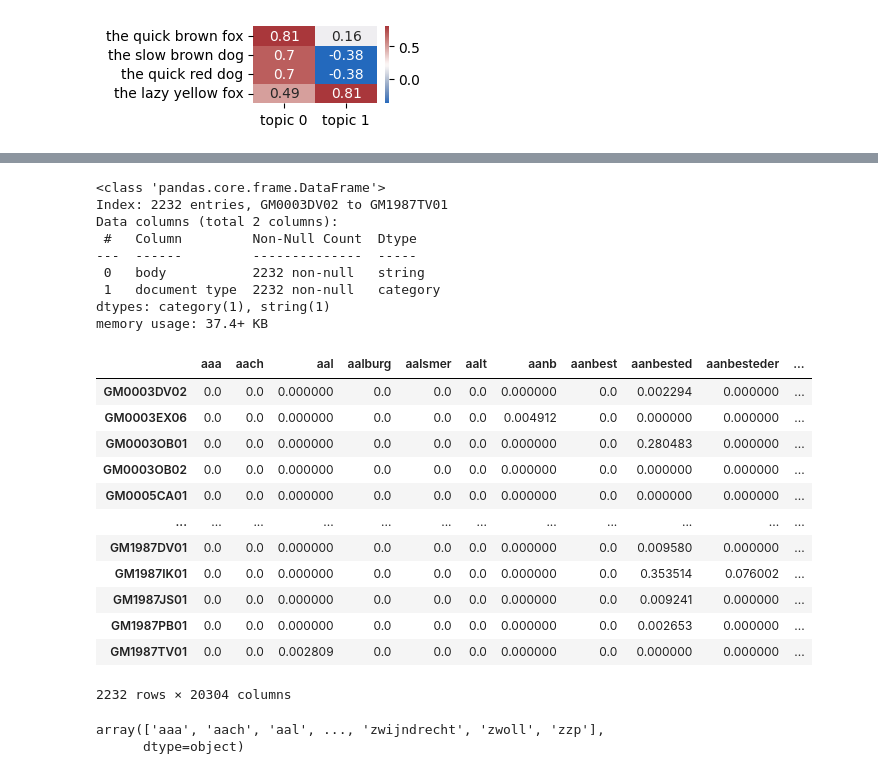
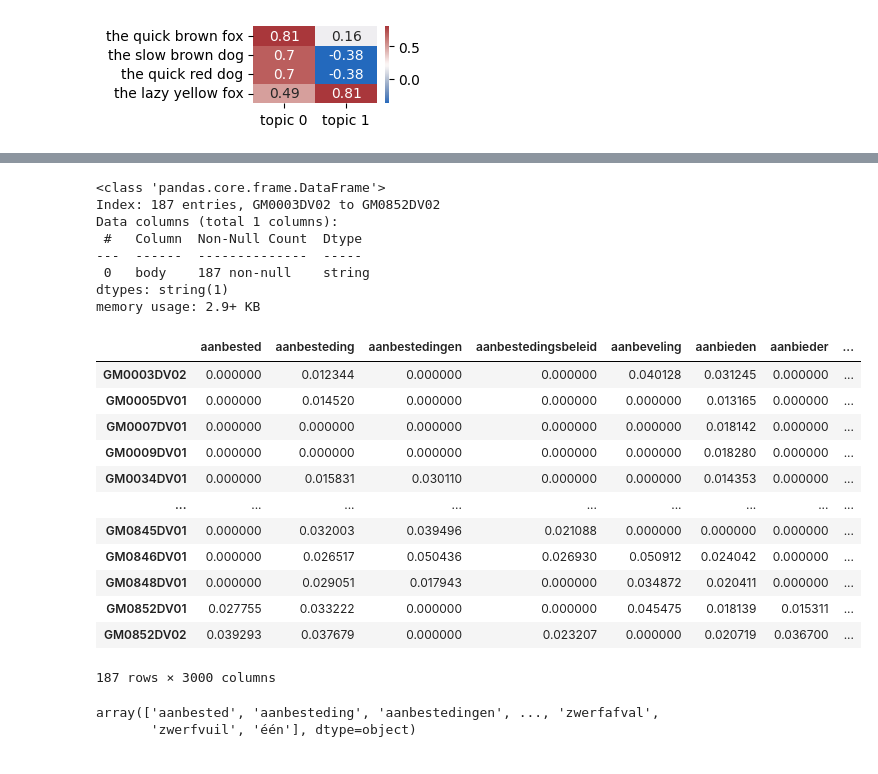
Before and after one commit to kjkoster/execute-enexis, a Jupyter notebook: notebooks/02 enexis governance -- LSA.ipynb, the cells around one changed output, grey strips where cells are left out. Cells and saved outputs as stored; diff of their text form; code cells hidden in the pictures.

```diff
--- a/notebooks/02 enexis governance -- LSA.ipynb
+++ b/notebooks/02 enexis governance -- LSA.ipynb
@@ -275,8 +277,8 @@ digraph {
 # %%
 # the caller is expected to select the right column from their data frame and
 # pass it in as a series.
-def compose_document_term_matrix(series, min_df=1):
-    vectorizer = TfidfVectorizer(min_df=min_df)
+def compose_document_term_matrix(series, min_df=1, sublinear_tf=False):
+    vectorizer = TfidfVectorizer(min_df=min_df, sublinear_tf=sublinear_tf)
     dt_matrix  = vectorizer.fit_transform(series)
     dictionary = vectorizer.get_feature_names_out()
 
@@ -314,18 +316,7 @@ When we apply LSA to the governance data set we bring in the document class as a
 # %%
 CACHE_DIR = '../cache/Governance'
 
-# The files containing the extracted text from the raw documents.
-GLOB_ALL_DOCUMENTS = CACHE_DIR + '/GM????????.txt'
-
-GLOB_CA = CACHE_DIR + '/GM????CA??.txt'
 GLOB_DV = CACHE_DIR + '/GM????DV??.txt'
-GLOB_EX = CACHE_DIR + '/GM????EX??.txt'
-GLOB_IK = CACHE_DIR + '/GM????IK??.txt'
-GLOB_JS = CACHE_DIR + '/GM????JS??.txt'
-GLOB_OB = CACHE_DIR + '/GM????OB??.txt'
-GLOB_PB = CACHE_DIR + '/GM????PB??.txt'
-GLOB_TV = CACHE_DIR + '/GM????TV??.txt'
-GLOB_WS = CACHE_DIR + '/GM????WS??.txt'
 
 # take a glob and make it iterable. We cannot use globs as objects, since these get
 # "exhausted" when you iterate over them.
@@ -334,18 +325,14 @@ def expand_glob(glob):
     p = Path(glob)
     return Path(p.parent).expanduser().glob(p.name)
 
-print(f"all text documents = {GLOB_ALL_DOCUMENTS}")
+print(f"'Duurzaamheidsvisie' documents = {GLOB_DV}")
 
-DOCUMENT_TYPE = 'document type'
 DOCUMENT_BODY = 'body'
 
 def load_corpus_as_dataframe(glob):
     df = pd.DataFrame(data   =[file.read_text() for file in expand_glob(glob)],
                       index  =[file.stem        for file in expand_glob(glob)],
                       columns=[DOCUMENT_BODY])
-    df[DOCUMENT_TYPE] = [file.stem[6:8]   for file in expand_glob(glob)]
-
-    df[DOCUMENT_TYPE] = df[DOCUMENT_TYPE].astype(CATEGORY)
     df[DOCUMENT_BODY] = df[DOCUMENT_BODY].astype(STRING)
 
     return df
@@ -354,4 +341,4 @@ all text documents = ../cache/Governance/GM????????.txt
 # %%
-corpus = load_corpus_as_dataframe(GLOB_ALL_DOCUMENTS)
+corpus = load_corpus_as_dataframe(GLOB_DV)
 corpus
 # %% [output]
@@ -372,36 +359,35 @@ corpus
 corpus.info()
 # %% [output]
 <class 'pandas.core.frame.DataFrame'>
-Index: 2232 entries, GM0003DV02 to GM1987TV01
-Data columns (total 2 columns):
- #   Column         Non-Null Count  Dtype
----  ------         --------------  -----
- 0   body           2232 non-null   string
- 1   document type  2232 non-null   category
-dtypes: category(1), string(1)
-memory usage: 37.4+ KB
+Index: 187 entries, GM0003DV02 to GM0852DV02
+Data columns (total 1 columns):
+ #   Column  Non-Null Count  Dtype
+---  ------  --------------  -----
+ 0   body    187 non-null    string
+dtypes: string(1)
+memory usage: 2.9+ KB
 # %%
-document_term_matrix, dictionary = compose_document_term_matrix(corpus[DOCUMENT_BODY], 20)
+document_term_matrix, dictionary = compose_document_term_matrix(corpus[DOCUMENT_BODY], min_df=20, sublinear_tf=True)
 document_term_matrix
 # %% [output]
-|  | aaa | aach | aal | aalburg | aalsmer | aalt | aanb | aanbest | aanbested | aanbesteder | ... |
-| GM0003DV02 | 0.0 | 0.0 | 0.000000 | 0.0 | 0.0 | 0.0 | 0.000000 | 0.0 | 0.002294 | 0.000000 | ... |
-| GM0003EX06 | 0.0 | 0.0 | 0.000000 | 0.0 | 0.0 | 0.0 | 0.004912 | 0.0 | 0.000000 | 0.000000 | ... |
-| GM0003OB01 | 0.0 | 0.0 | 0.000000 | 0.0 | 0.0 | 0.0 | 0.000000 | 0.0 | 0.280483 | 0.000000 | ... |
-| GM0003OB02 | 0.0 | 0.0 | 0.000000 | 0.0 | 0.0 | 0.0 | 0.000000 | 0.0 | 0.000000 | 0.000000 | ... |
-| GM0005CA01 | 0.0 | 0.0 | 0.000000 | 0.0 | 0.0 | 0.0 | 0.000000 | 0.0 | 0.000000 | 0.000000 | ... |
-| ... | ... | ... | ... | ... | ... | ... | ... | ... | ... | ... | ... |
-| GM1987DV01 | 0.0 | 0.0 | 0.000000 | 0.0 | 0.0 | 0.0 | 0.000000 | 0.0 | 0.009580 | 0.000000 | ... |
-| GM1987IK01 | 0.0 | 0.0 | 0.000000 | 0.0 | 0.0 | 0.0 | 0.000000 | 0.0 | 0.353514 | 0.076002 | ... |
-| GM1987JS01 | 0.0 | 0.0 | 0.000000 | 0.0 | 0.0 | 0.0 | 0.000000 | 0.0 | 0.009241 | 0.000000 | ... |
-| GM1987PB01 | 0.0 | 0.0 | 0.000000 | 0.0 | 0.0 | 0.0 | 0.000000 | 0.0 | 0.002653 | 0.000000 | ... |
-| GM1987TV01 | 0.0 | 0.0 | 0.002809 | 0.0 | 0.0 | 0.0 | 0.000000 | 0.0 | 0.000000 | 0.000000 | ... |
+|  | aanbested | aanbesteding | aanbestedingen | aanbestedingsbeleid | aanbeveling | aanbieden | aanbieder | ... |
+| GM0003DV02 | 0.000000 | 0.012344 | 0.000000 | 0.000000 | 0.040128 | 0.031245 | 0.000000 | ... |
+| GM0005DV01 | 0.000000 | 0.014520 | 0.000000 | 0.000000 | 0.000000 | 0.013165 | 0.000000 | ... |
+| GM0007DV01 | 0.000000 | 0.000000 | 0.000000 | 0.000000 | 0.000000 | 0.018142 | 0.000000 | ... |
+| GM0009DV01 | 0.000000 | 0.000000 | 0.000000 | 0.000000 | 0.000000 | 0.018280 | 0.000000 | ... |
+| GM0034DV01 | 0.000000 | 0.015831 | 0.030110 | 0.000000 | 0.000000 | 0.014353 | 0.000000 | ... |
+| ... | ... | ... | ... | ... | ... | ... | ... | ... |
+| GM0845DV01 | 0.000000 | 0.032003 | 0.039496 | 0.021088 | 0.000000 | 0.000000 | 0.000000 | ... |
+| GM0846DV01 | 0.000000 | 0.026517 | 0.050436 | 0.026930 | 0.050912 | 0.024042 | 0.000000 | ... |
+| GM0848DV01 | 0.000000 | 0.029051 | 0.017943 | 0.000000 | 0.034872 | 0.020411 | 0.000000 | ... |
+| GM0852DV01 | 0.027755 | 0.033222 | 0.000000 | 0.000000 | 0.045475 | 0.018139 | 0.015311 | ... |
+| GM0852DV02 | 0.039293 | 0.037679 | 0.000000 | 0.023207 | 0.000000 | 0.020719 | 0.036700 | ... |
-2232 rows × 20304 columns
+187 rows × 3000 columns
 # %%
 dictionary
 # %% [output]
-array(['aaa', 'aach', 'aal', ..., 'zwijndrecht', 'zwoll', 'zzp'],
-      dtype=object)
+array(['aanbested', 'aanbesteding', 'aanbestedingen', ..., 'zwerfafval',
+       'zwerfvuil', 'één'], dtype=object)
 # %%
 topic_encodings, encoding_matrix = perform_lsa(document_term_matrix, dictionary)
 topic_encodings
```
Also changed, not shown: parts of 10 cells of this notebook.
